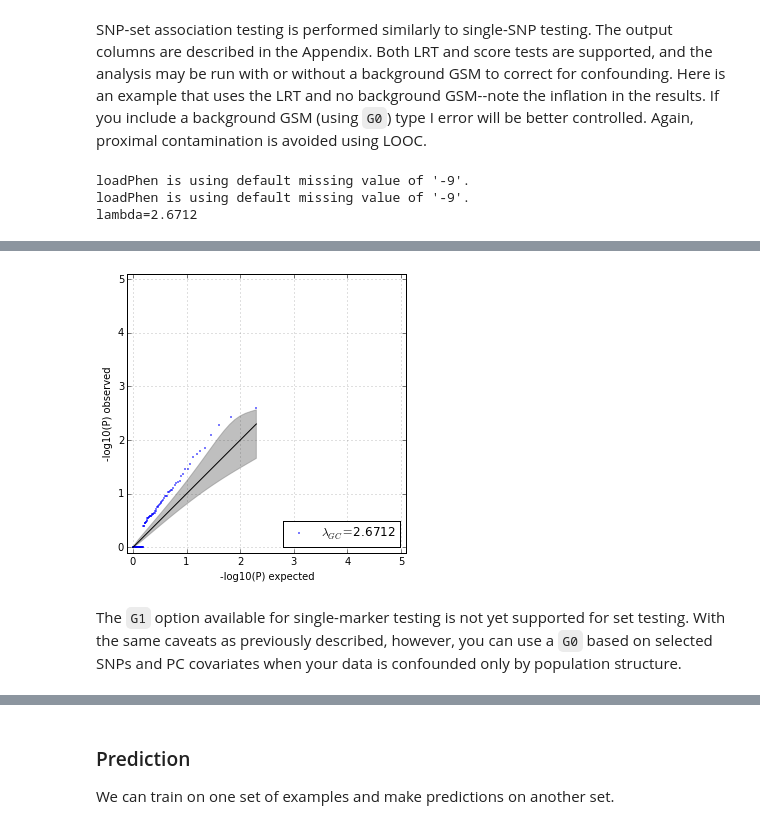
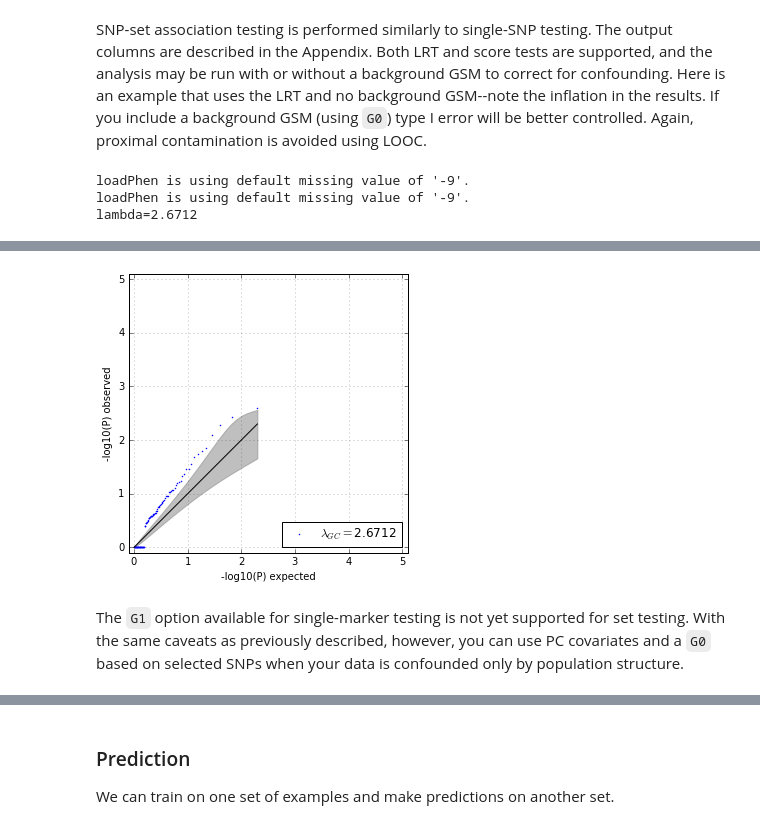
Before and after one commit to limix/FaST-LMM, a Jupyter notebook: doc/ipynb/FaST-LMM.ipynb, the cells around one changed output, grey strips where cells are left out. Drawn from its saved outputs; the diff is of its cells as text; code cells hidden in the pictures.

```diff
--- a/doc/ipynb/FaST-LMM.ipynb
+++ b/doc/ipynb/FaST-LMM.ipynb
@@ -288,39 +288,42 @@ SNP-set association testing is performed similarly to single-SNP testing.  The o
 
 # import the algorithm and reader
 from fastlmm.association import snp_set
+from pysnptools.snpreader import Bed
+import datetime
 
 # define file names
 test_snps_fn = "../../tests/datasets/synth/chr1"
 pheno_fn = "../../tests/datasets/synth/pheno_10_causals.txt"
 cov_fn = "../../tests/datasets/synth/cov.txt"
 set_list_fn = "../../tests/datasets/synth/chr1.sets.txt"
+G0_fn = None
 
 # run SNP-set analysis
-results_df = snp_set(test_snps_fn, set_list_fn, pheno_fn, covar=cov_fn, test="lrt")
+results_df = snp_set(test_snps=test_snps_fn, G0=G0_fn, set_list=set_list_fn, pheno=pheno_fn, covar=cov_fn, test="lrt")
 
 # qq plot
 from fastlmm.util.stats import plotp
 plotp.qqplot(results_df["P-value_adjusted"].values, xlim=[0,5], ylim=[0,5])
 
 # print head of results data frame
 import pandas as pd
 pd.set_option('display.width', 1000)
 results_df.head(n=10)
 # %% [output]
 loadPhen is using default missing value of '-9'.
 loadPhen is using default missing value of '-9'.
 lambda=2.6712
 |  | SetId | LogLikeAlt | LogLikeNull | P-value_adjusted | P-value(50/50) | #SNPs_in_Set | #ExcludedSNPs | ... |
 | 0 | set_65 | -703.888501 | -707.609745 | 0.002564 | 0.003185 | 10 | 0 | ... |
 | 1 | set_86 | -704.240753 | -707.609745 | 0.003768 | 0.004719 | 10 | 0 | ... |
 | 2 | set_70 | -704.525274 | -707.609745 | 0.005158 | 0.006501 | 10 | 0 | ... |
 | 3 | set_18 | -704.920236 | -707.609745 | 0.008020 | 0.010190 | 10 | 0 | ... |
 | 4 | set_45 | -705.410762 | -707.609745 | 0.014031 | 0.017991 | 10 | 0 | ... |
 | 5 | set_84 | -705.507312 | -707.609745 | 0.015693 | 0.020154 | 10 | 0 | ... |
 | 6 | set_98 | -705.623163 | -707.609745 | 0.017965 | 0.023115 | 10 | 0 | ... |
 | 7 | set_80 | -705.728130 | -707.609745 | 0.020327 | 0.026196 | 10 | 0 | ... |
 | 8 | set_73 | -706.000699 | -707.609745 | 0.028153 | 0.036414 | 10 | 0 | ... |
 | 9 | set_92 | -706.166636 | -707.609745 | 0.034473 | 0.044670 | 10 | 0 | ... |
-[figure, old version]
+[figure, new version]
 # %% [markdown]
-The `G1` option available for single-marker testing is not yet supported for set testing.  With the same caveats as previously described, however, you can use a `G0` based on selected SNPs and PC covariates when your data is confounded only by population structure.
+The `G1` option available for single-marker testing is not yet supported for set testing.  With the same caveats as previously described, however, you can use PC covariates and a `G0` based on selected SNPs when your data is confounded only by population structure.
```
Also changed, not shown: parts of 2 cells of this notebook.
